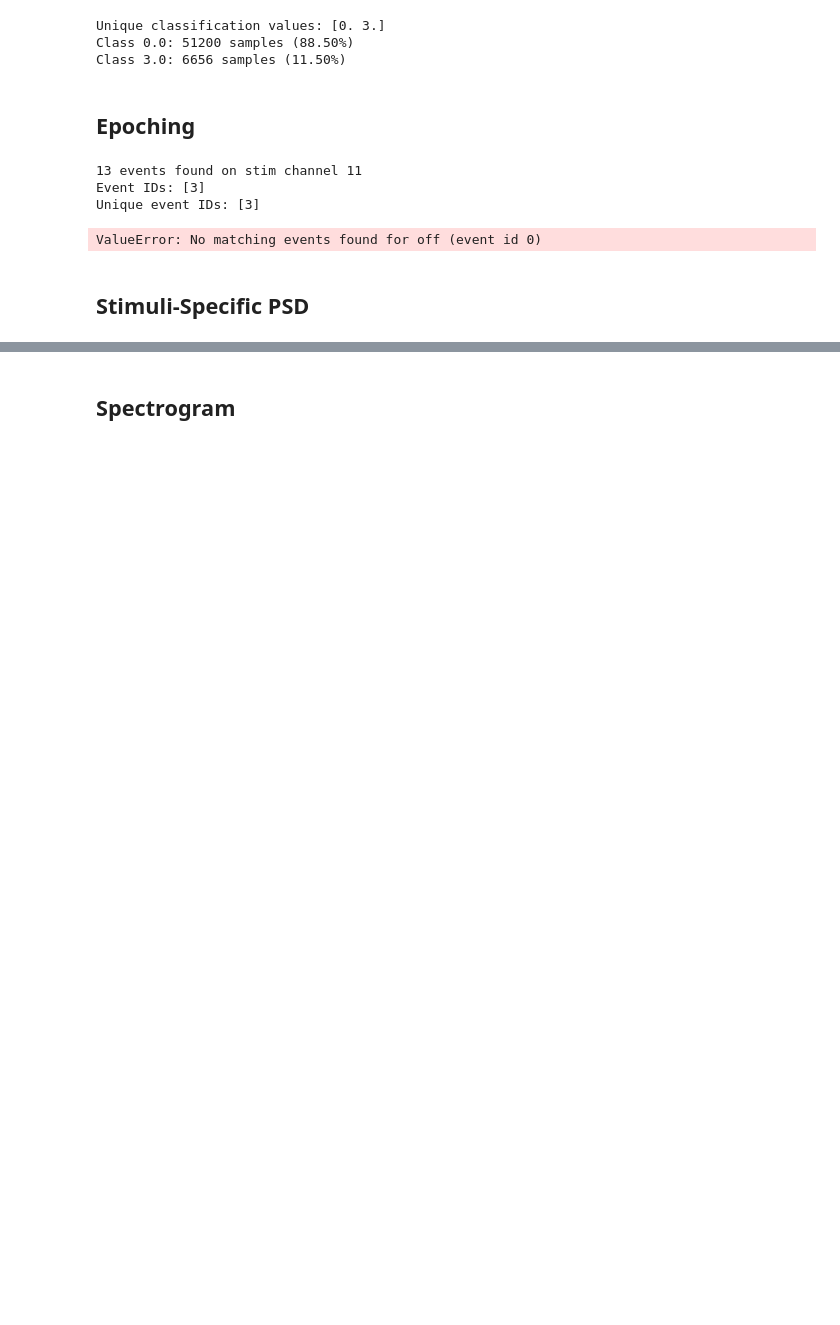
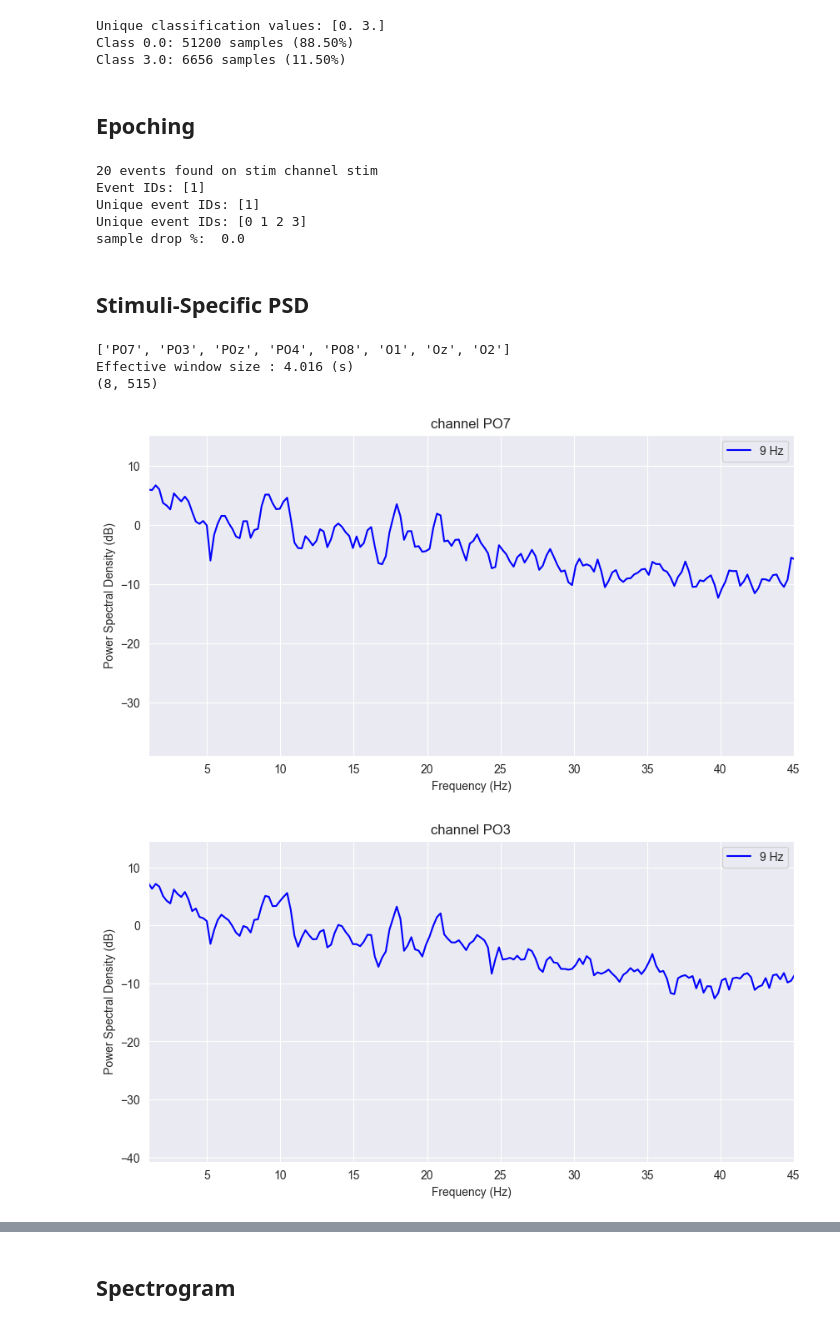
Before and after one commit to pellet/ssvep_brainhack, a Jupyter notebook: 01r__ssvep_viz.ipynb, the cells around one changed output, grey strips where cells are left out. Saved outputs shown, nothing was run; the diff lists cells and outputs as text; code cells hidden in the pictures; blank space fills up the shorter version.

```diff
--- a/01r__ssvep_viz.ipynb
+++ b/01r__ssvep_viz.ipynb
@@ -88,59 +100,75 @@ Class 3.0: 6656 samples (11.50%)
 # %% [markdown]
 ## Epoching
 # %%
-# Next, we will chunk (epoch) the data into segments representing the data 100ms before to 800ms after each stimulus.
-# Note: we will not reject epochs here because the amplitude of the SSVEP at POz is so large it is difficult to separate from eye blinks
+# Next, we will chunk (epoch) the data into segments representing the data from the trigger/stim time to 7s after each stimulus.
 
-# events = find_events(raw, stim_channel='10')
-events = find_events(raw, stim_channel='11')
+events = find_events(raw, stim_channel='stim')
 events
+
+unique_event_ids = np.unique(events[:, 2])
+print("Unique event IDs:", unique_event_ids)
+
+
+classes = []
+for i in range(len(events)):
+    if i % 4 == 0:
+        events[i][2] = 0
+        classes.append(0)
+    elif i % 4 == 1:
+        events[i][2] = 1
+        classes.append(1)
+    elif i % 4 == 2:
+        events[i][2] = 2
+        classes.append(2)
+    elif i % 4 == 3:
+        events[i][2] = 3
+        classes.append(3)
 
 # Method 1: Show unique event IDs
 unique_event_ids = np.unique(events[:, 2])
 print("Unique event IDs:", unique_event_ids)
 
-
-# event_id = {'off': 0, 'on': 1}
-# event_id = {'on': 1}
-event_id = {'on': 3, 'off': 0}
+event_id = {'9 Hz': 3, '10 Hz': 2, '12 Hz': 1, '15 Hz': 0}
+# stimulus is shown for 7 seconds.
+tmax = 7
 epochs = Epochs(raw, events=events, event_id=event_id,
-                tmin=-0.5, tmax=4, baseline=None, preload=True,
+                tmin=0, tmax=tmax, baseline=None, preload=True,
                 verbose=False, picks=picks)
 print('sample drop %: ', (1 - len(epochs.events)/len(events)) * 100)
 # %% [output]
-13 events found on stim channel 11
-Event IDs: [3]
-Unique event IDs: [3]
+20 events found on stim channel stim
+Event IDs: [1]
+Unique event IDs: [1]
+Unique event IDs: [0 1 2 3]
+sample drop %:  0.0
-ValueError: No matching events found for off (event id 0)
 # %% [markdown]
 ## Stimuli-Specific PSD
 # %%
 print(epochs.ch_names)
 
 welch_params=dict(method='welch',
                   n_fft=1028,
                   n_per_seg=256 * 3,
                   picks='all')
 
-psd1, freq1 = epochs['on'].compute_psd(**welch_params).get_data(return_freqs=True)
+psd1, freq1 = epochs['9 Hz'].compute_psd(**welch_params).get_data(return_freqs=True)
 psd1 = 10 * np.log10(psd1)
 
 psd1_mean = psd1.mean(0)
 psd1_std = psd1.mean(0)
 print(psd1_mean.shape)
 for i, ch_name in enumerate(epochs.ch_names):
     f, axs = plt.subplots(1, 1, figsize=(10, 5))
-
-    axs.plot(freq1, psd1_mean[[i], :].mean(0), color='b', label='on')
-
-    axs.set_title(f'channel {i}')
-
+    axs.plot(freq1, psd1_mean[[i], :].mean(0), color='b', label='9 Hz')
+    axs.set_title(f'channel {ch_name}')
     axs.set_ylabel('Power Spectral Density (dB)')
-
-    axs.set_xlim((2, 20))
-
+    axs.set_xlim((1, fmax))
     axs.set_xlabel('Frequency (Hz)')
-
     axs.legend()
-
     plt.show()
+# %% [output]
+['PO7', 'PO3', 'POz', 'PO4', 'PO8', 'O1', 'Oz', 'O2']
+Effective window size : 4.016 (s)
+(8, 515)
+[figure, added]
+[figure, added]
```
Also changed, not shown: parts of 6 cells of this notebook.
